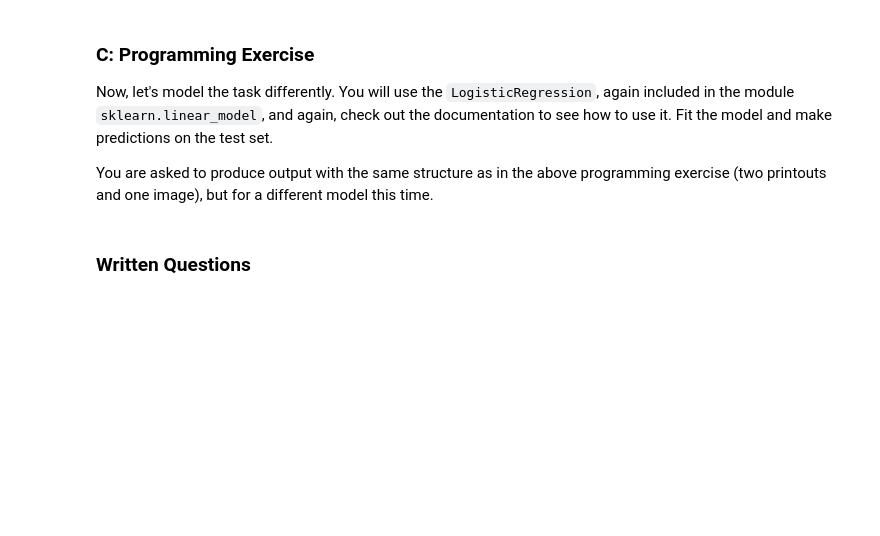
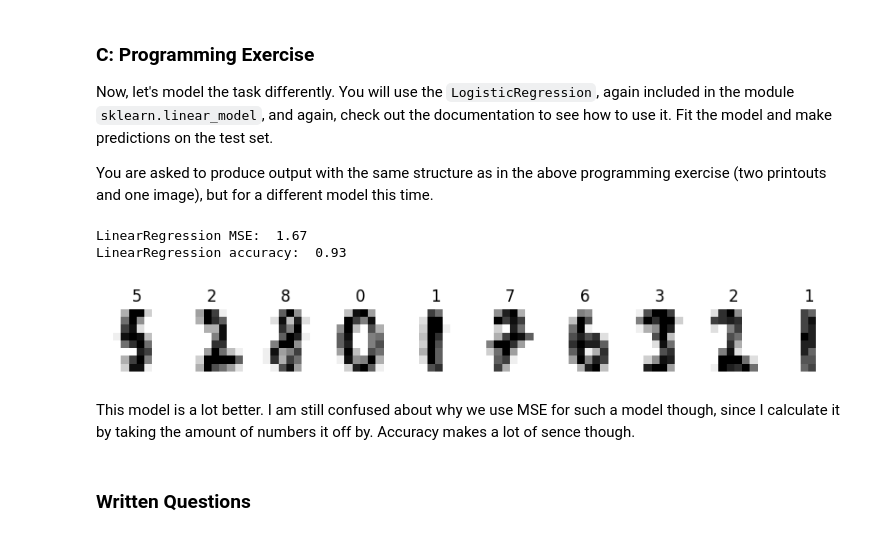
Before and after one commit to P1N60/Uni, a Jupyter notebook: VS-Code/GDS/GDS3_a/exercise3.ipynb, the cells around one changed output. Cells and saved outputs as stored; diff of their text form; code cells hidden in the pictures; blank space fills up the shorter version.

```diff
--- a/VS-Code/GDS/GDS3_a/exercise3.ipynb
+++ b/VS-Code/GDS/GDS3_a/exercise3.ipynb
@@ -101,3 +131,31 @@ You are asked to produce output with the same structure as in the above programm
+# %%
+# YOUR CODE HERE
+from sklearn.linear_model import LogisticRegression
+
+# Training
+logistic_model = LogisticRegression(max_iter=1000)
+logistic_model.fit(X_train, y_train)
+
+# Evaluation
+y_pred = logistic_model.predict(X_test)
+mse = format(mean_squared_error(y_test, y_pred), '.2f')
+acc = format(accuracy_score(y_test, y_pred), '.2f')
+
+print("LinearRegression MSE: ", mse)
+print("LinearRegression accuracy: ", acc)
+
+_, axes = plt.subplots(nrows=1, ncols=10, figsize=(10, 3))
+for ax, image, prediction in zip(axes, X_test, np.round(y_pred)):
+    ax.set_axis_off()
+    image = image.reshape(8, 8)
+    ax.imshow(image, cmap=plt.cm.gray_r, interpolation="nearest")
+    ax.set_title("%i" % np.round(prediction))
+# %% [output]
+LinearRegression MSE:  1.67
+LinearRegression accuracy:  0.93
+[figure, added]
+# %% [markdown]
+This model is a lot better. I am still confused about why we use MSE for such a model though, since I calculate it by taking the amount of numbers it off by. Accuracy makes a lot of sence though.
 # %% [markdown]
 ### Written Questions
 # %% [markdown]
```
Also changed, not shown: parts of 8 cells of this notebook.
